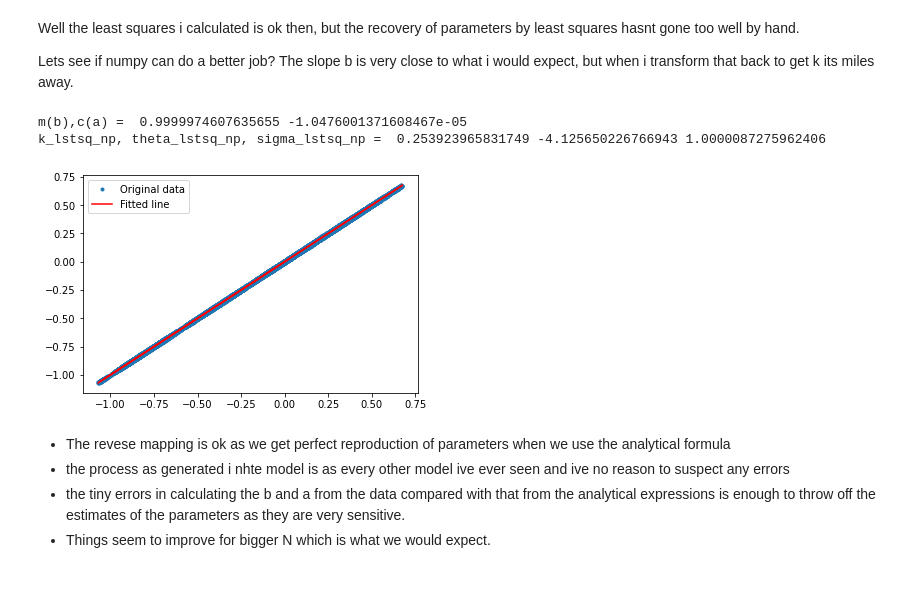
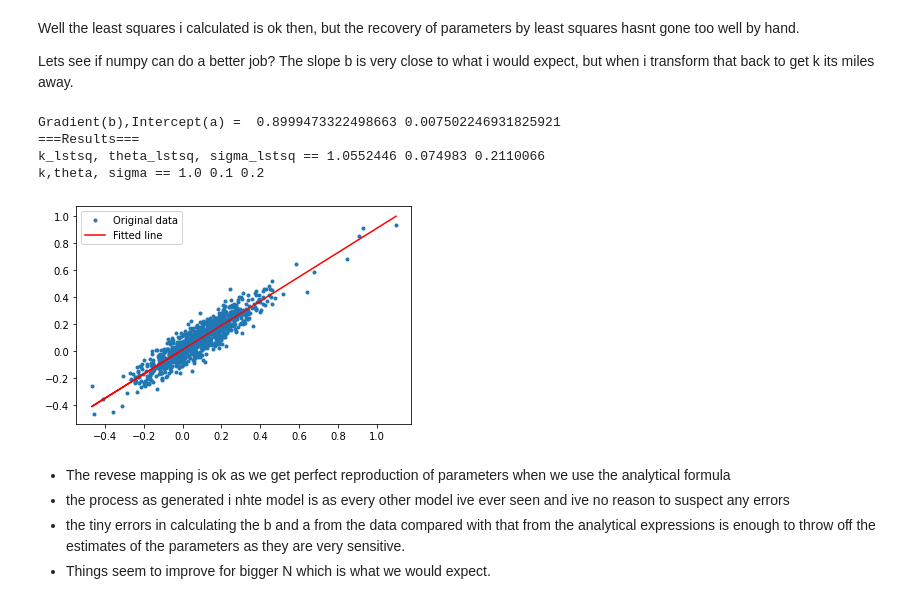
Before and after one commit to s2133934/StochVol, a Jupyter notebook: Notes.ipynb, the cells around one changed output. Cells and saved outputs as stored; diff of their text form; code cells hidden in the pictures.

Commit message:
least squares and ou working!!

```diff
--- a/Notes.ipynb
+++ b/Notes.ipynb
@@ -1048,33 +1199,41 @@ Lets see if numpy can do a better job? The slope b is very close to what i would
 # %%
 ######### Compare Recovery of parameters using the Numpy Linalg Least squares package ###########
 
-x = np.array(XX)
-y = np.array(XXlag) #made new vars to just to keep this cell isolated.
+def leastsquares_linalg(X):
+    x = np.array(X[:len(X)-1]) # y-axis #Xwiki
+    y = np.array(X[1:]) # x-axis  #Ywiki
 
-A = np.vstack([x, np.ones(len(x))]).T
+    A = np.vstack([x, np.ones(len(x))]).T
 
-m, c = np.linalg.lstsq(A, y, rcond=None)[0]
+    m, c = np.linalg.lstsq(A, y, rcond=None)[0]
 
-_ = plt.plot(x, y, '.', label='Original data')
-_ = plt.plot(x, m*x + c, 'r', label='Fitted line')
-_ = plt.legend()
+    _ = plt.plot(x, y, '.', label='Original data')
+    _ = plt.plot(x, m*x + c, 'r', label='Fitted line')
+    _ = plt.legend()
 
-print('m(b),c(a) = ', m,c)
+    print('Gradient(b),Intercept(a) = ', m,c)
 
-k_lstsq_np = -np.log(m) / dt
-theta_lstsq_np = c / (1-m)
+    k_lstsq_np = -np.log(m) / dt
+    theta_lstsq_np = c / (1-m)
 
-RSS = np.sum(np.square(np.array(y) - (np.array(x)*m + c) ) )
-dof = 2
-SE = np.sqrt(RSS/(N-dof))
-sigma_lstsq_np = np.sqrt(-2*np.log(m))/np.sqrt((1-m**2)*dt)* SE
+    RSS = np.sum(np.square(np.array(y) - (np.array(x)*m + c) ) )
+    dof = 2
+    SE = np.sqrt(RSS/(N-dof))
+    sigma_lstsq_np = np.sqrt(-2*np.log(m))/np.sqrt((1-m**2)*dt)* SE
 
+    return k_lstsq_np, theta_lstsq_np, sigma_lstsq_np
 
-print('k_lstsq_np, theta_lstsq_np, sigma_lstsq_np = ', k_lstsq_np, theta_lstsq_np, sigma_lstsq_np)
+k_lstsq_np, theta_lstsq_np, sigma_lstsq_np = leastsquares_linalg(X)
+
+print('===Results===')
+print('k_lstsq, theta_lstsq, sigma_lstsq ==', round(k_lstsq_np,7), round(theta_lstsq_np,7), round(sigma_lstsq_np,7))
+print('k,theta, sigma ==', k,theta, sigma)
 # %% [output]
-m(b),c(a) =  0.9999974607635655 -1.0476001371608467e-05
-k_lstsq_np, theta_lstsq_np, sigma_lstsq_np =  0.253923965831749 -4.125650226766943 1.0000087275962406
+Gradient(b),Intercept(a) =  0.8999473322498663 0.007502246931825921
+===Results===
+k_lstsq, theta_lstsq, sigma_lstsq == 1.0552446 0.074983 0.2110066
+k,theta, sigma == 1.0 0.1 0.2
-[figure, old version]
+[figure, new version]
 # %% [markdown]
  - The revese mapping is ok as we get perfect reproduction of parameters when we use the analytical formula
  - the process as generated i nhte model is as every other model ive ever seen and ive no reason to suspect any errors
```
Also changed, not shown: parts of 43 cells of this notebook, 7 other files.
